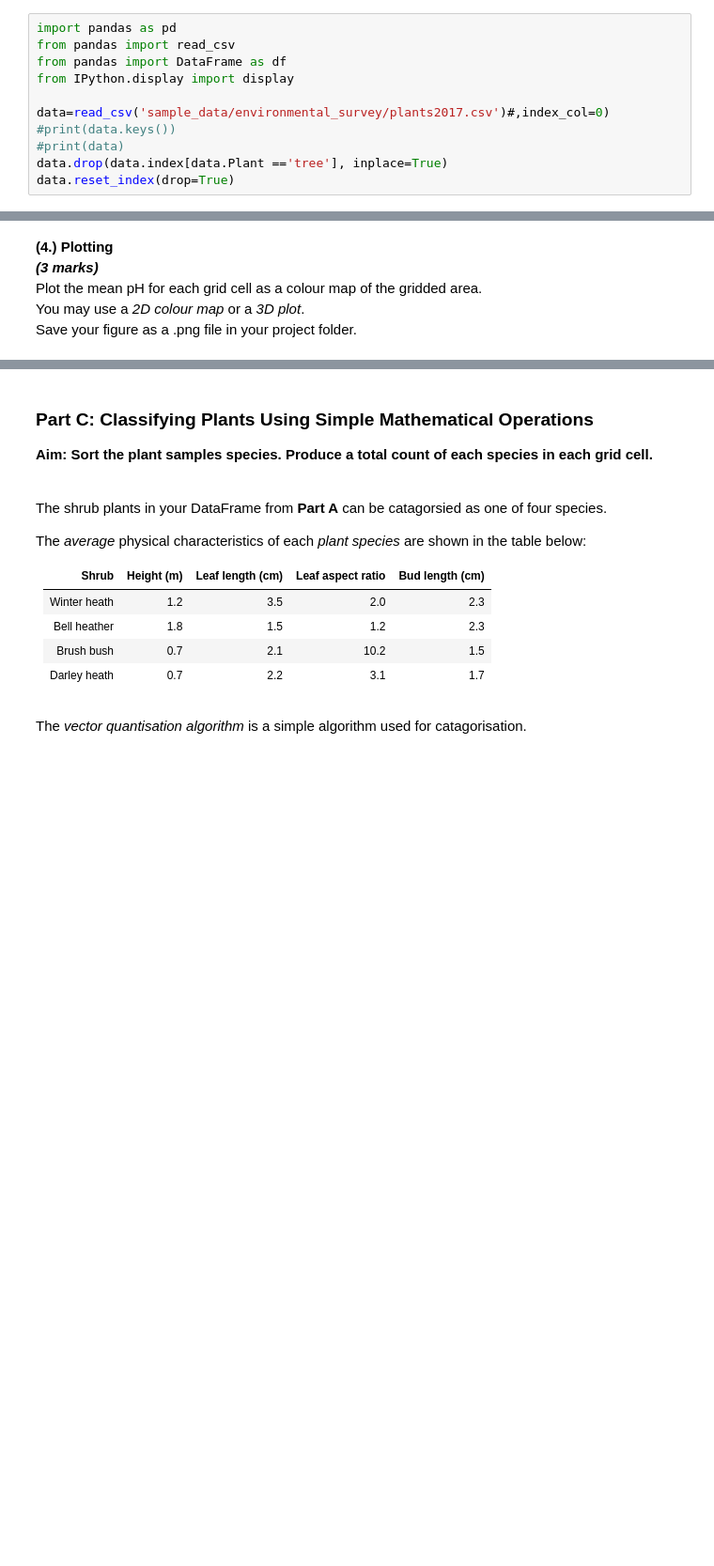
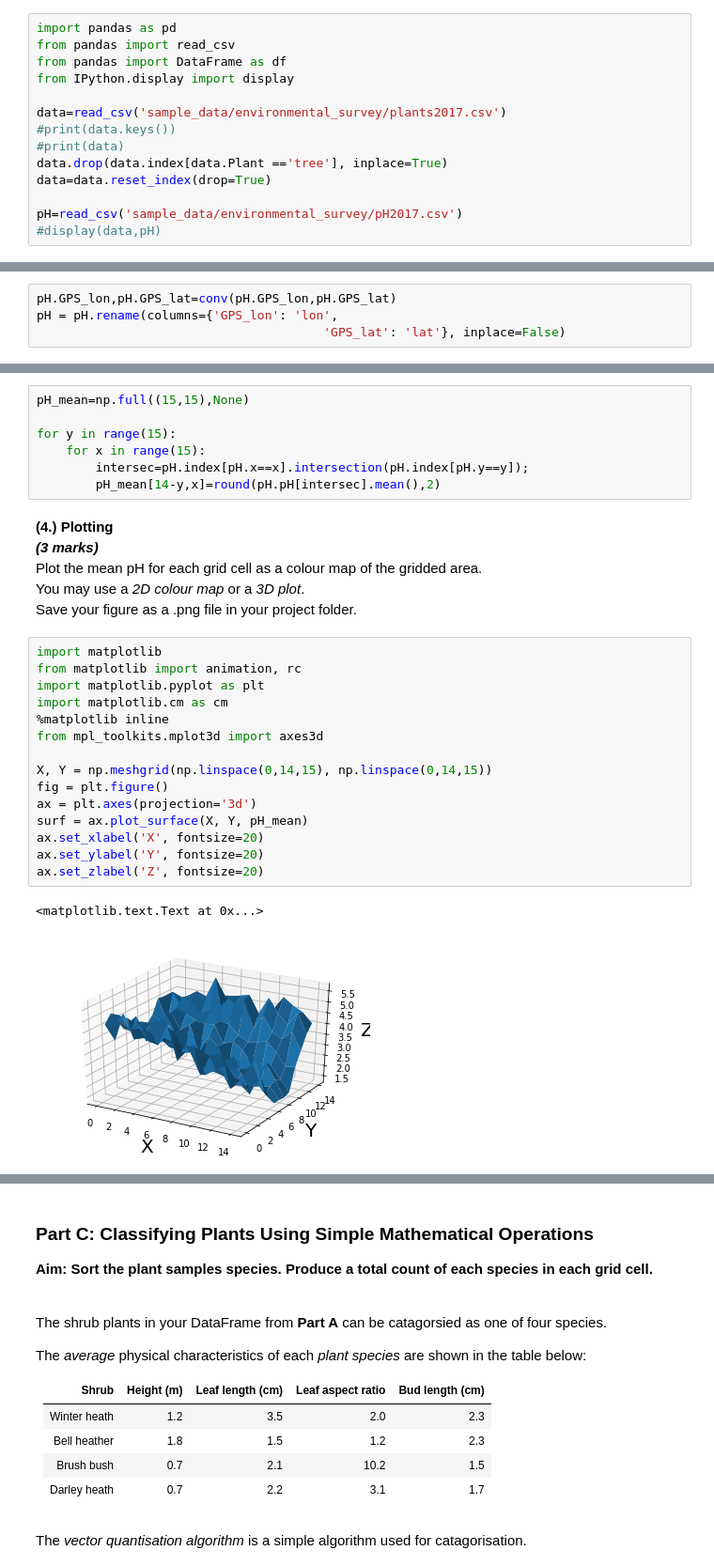
Before and after one commit to zaheirava/snake, a Jupyter notebook: CourseworkAssignment_Student.ipynb, the cells around one changed output, grey strips where cells are left out. Shown at 94% size. Saved outputs shown, nothing was run; the diff lists cells and outputs as text; blank space fills up the shorter version.

```diff
--- a/CourseworkAssignment_Student.ipynb
+++ b/CourseworkAssignment_Student.ipynb
@@ -45,8 +45,11 @@ from pandas import read_csv
 from pandas import DataFrame as df
 from IPython.display import display
 
-data=read_csv('sample_data/environmental_survey/plants2017.csv')#,index_col=0)
+data=read_csv('sample_data/environmental_survey/plants2017.csv')
 #print(data.keys())
 #print(data)
 data.drop(data.index[data.Plant =='tree'], inplace=True)
-data.reset_index(drop=True)
+data=data.reset_index(drop=True)
+
+pH=read_csv('sample_data/environmental_survey/pH2017.csv')
+#display(data,pH)
@@ -157,3 +127,7 @@ SyntaxError: EOL while scanning string literal (<ipython-input-2-6d4107f8d662>,
+# %%
+pH.GPS_lon,pH.GPS_lat=conv(pH.GPS_lon,pH.GPS_lat)
+pH = pH.rename(columns={'GPS_lon': 'lon',
+                                       'GPS_lat': 'lat'}, inplace=False)
 # %% [markdown]
 The sampled area measures approximately 3445m x 3950m.
 <br>An orthoganol grid of 15 x 15 cells (3000m x 3000m) can be used to represent the sampled area:
@@ -187,9 +187,34 @@ __(3.) `numpy` multi-dimensional arrays.__
 <br>__*(2 marks)*__
 <br>_Find the mean of the pH readings taken in each grid cell.
 <br>Use a 2D numpy array to store each mean reading at each 2D grid location.
+# %%
+pH_mean=np.full((15,15),None)
+
+for y in range(15):
+    for x in range(15):
+        intersec=pH.index[pH.x==x].intersection(pH.index[pH.y==y]);
+        pH_mean[14-y,x]=round(pH.pH[intersec].mean(),2)
 # %% [markdown]
 __(4.) Plotting__
 <br>__*(3 marks)*__
 <br>Plot the mean pH for each grid cell as a colour map of the gridded area.
 <br>You may use a *2D colour map* or a *3D plot*.
 <br>Save your figure as a .png file in your project folder.
+# %%
+import matplotlib
+from matplotlib import animation, rc
+import matplotlib.pyplot as plt
+import matplotlib.cm as cm
+%matplotlib inline
+from mpl_toolkits.mplot3d import axes3d
+
+X, Y = np.meshgrid(np.linspace(0,14,15), np.linspace(0,14,15))
+fig = plt.figure()
+ax = plt.axes(projection='3d')
+surf = ax.plot_surface(X, Y, pH_mean)
+ax.set_xlabel('X', fontsize=20)
+ax.set_ylabel('Y', fontsize=20)
+ax.set_zlabel('Z', fontsize=20)
+# %% [output]
+<matplotlib.text.Text at 0x...>
+[figure, added]
```
Also changed, not shown: parts of 8 cells of this notebook, 6 other files.
